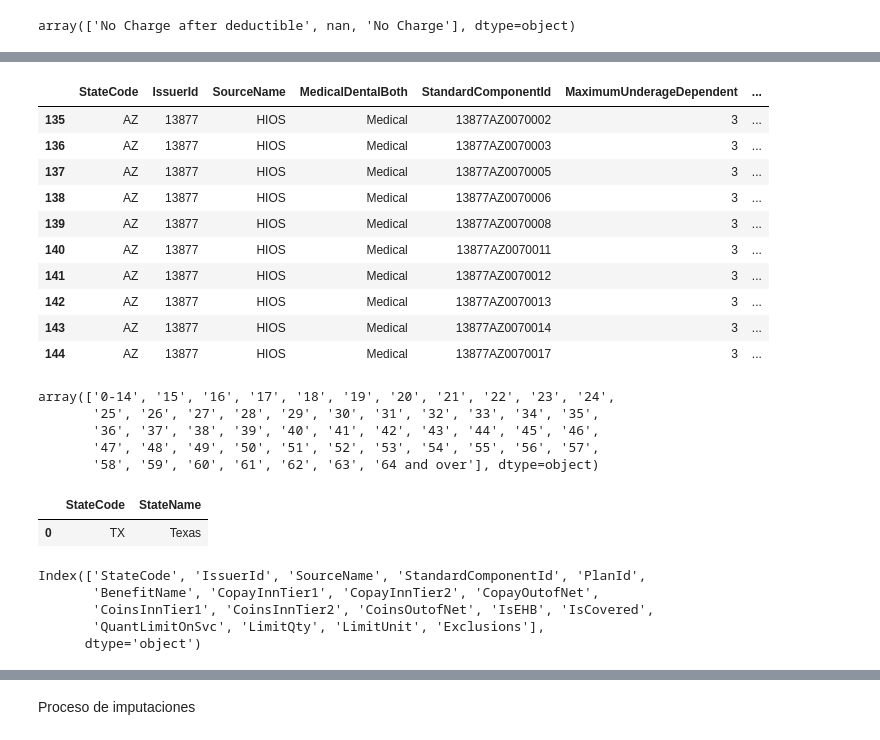
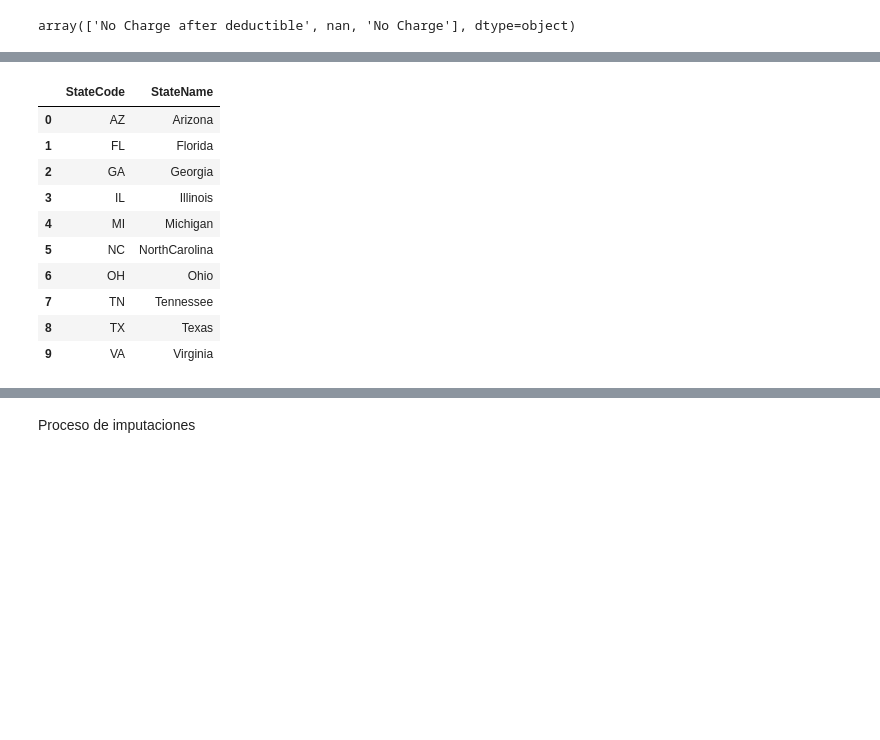
Before and after one commit to CarlosAlvarado-git/Proyecto_Final_BI, a Jupyter notebook: DataPreparation.ipynb, the cells around one changed output, grey strips where cells are left out. Cells and saved outputs as stored; diff of their text form; code cells hidden in the pictures; blank space fills up the shorter version.

```diff
--- a/DataPreparation.ipynb
+++ b/DataPreparation.ipynb
@@ -234,38 +165,16 @@ Benefits_CostSharing
-# %%
-Business_Rules = Business_Rules.drop(columns=['CohabitationRule'])
-Business_Rules.head(10)
-# %% [output]
-|  | StateCode | IssuerId | SourceName | MedicalDentalBoth | StandardComponentId | MaximumUnderageDependent | ... |
-| 135 | AZ | 13877 | HIOS | Medical | 13877AZ0070002 | 3 | ... |
-| 136 | AZ | 13877 | HIOS | Medical | 13877AZ0070003 | 3 | ... |
-| 137 | AZ | 13877 | HIOS | Medical | 13877AZ0070005 | 3 | ... |
-| 138 | AZ | 13877 | HIOS | Medical | 13877AZ0070006 | 3 | ... |
-| 139 | AZ | 13877 | HIOS | Medical | 13877AZ0070008 | 3 | ... |
-| 140 | AZ | 13877 | HIOS | Medical | 13877AZ0070011 | 3 | ... |
-| 141 | AZ | 13877 | HIOS | Medical | 13877AZ0070012 | 3 | ... |
-| 142 | AZ | 13877 | HIOS | Medical | 13877AZ0070013 | 3 | ... |
-| 143 | AZ | 13877 | HIOS | Medical | 13877AZ0070014 | 3 | ... |
-| 144 | AZ | 13877 | HIOS | Medical | 13877AZ0070017 | 3 | ... |
-# %%
-Rate.Age.unique()
-# %% [output]
-array(['0-14', '15', '16', '17', '18', '19', '20', '21', '22', '23', '24',
-       '25', '26', '27', '28', '29', '30', '31', '32', '33', '34', '35',
-       '36', '37', '38', '39', '40', '41', '42', '43', '44', '45', '46',
-       '47', '48', '49', '50', '51', '52', '53', '54', '55', '56', '57',
-       '58', '59', '60', '61', '62', '63', '64 and over'], dtype=object)
 # %%
-state = {'StateCode': ["TX"], 'StateName': ["Texas"]}
+state = {'StateCode': ['AZ', 'FL', 'GA', 'IL', 'MI', 'NC', 'OH', 'TN', 'TX', 'VA'], 'StateName': ["Arizona", "Florida", "Georgia", "Illinois", "Michigan", "NorthCarolina", "Ohio", "Tennessee", "Texas", "Virginia"]}
 state = pd.DataFrame(data=state)
 state
 # %% [output]
 |  | StateCode | StateName |
-| 0 | TX | Texas |
+| 0 | AZ | Arizona |
+| 1 | FL | Florida |
+| 2 | GA | Georgia |
+| 3 | IL | Illinois |
+| 4 | MI | Michigan |
+| 5 | NC | NorthCarolina |
+| 6 | OH | Ohio |
+| 7 | TN | Tennessee |
+| 8 | TX | Texas |
+| 9 | VA | Virginia |
-# %%
-Benefits_CostSharing.columns
-# %% [output]
-Index(['StateCode', 'IssuerId', 'SourceName', 'StandardComponentId', 'PlanId',
-       'BenefitName', 'CopayInnTier1', 'CopayInnTier2', 'CopayOutofNet',
-       'CoinsInnTier1', 'CoinsInnTier2', 'CoinsOutofNet', 'IsEHB', 'IsCovered',
-       'QuantLimitOnSvc', 'LimitQty', 'LimitUnit', 'Exclusions'],
-      dtype='object')
```
Also changed, not shown: parts of 56 cells of this notebook, 1 other file.
